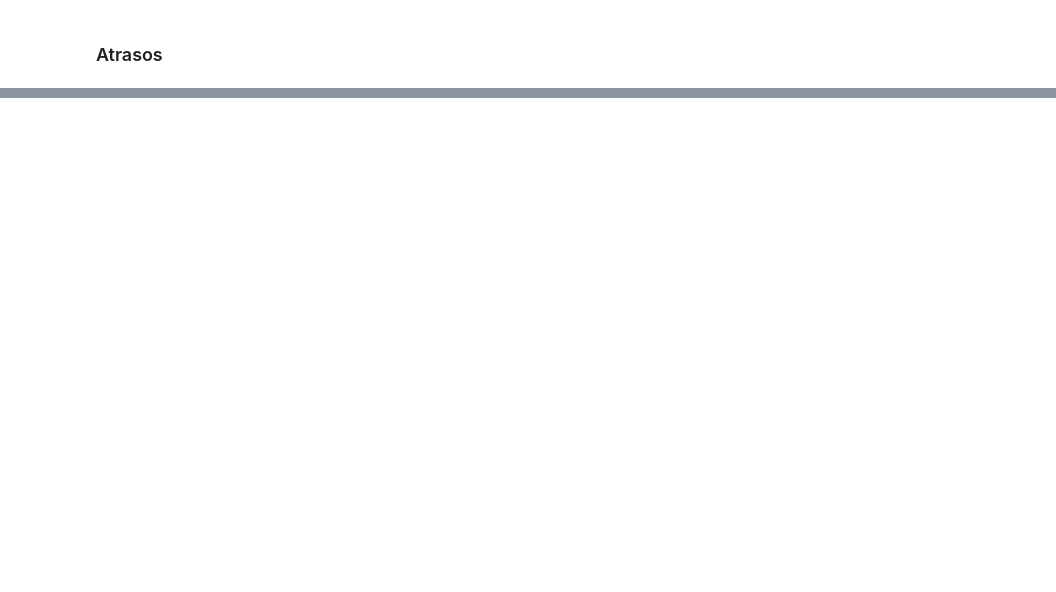
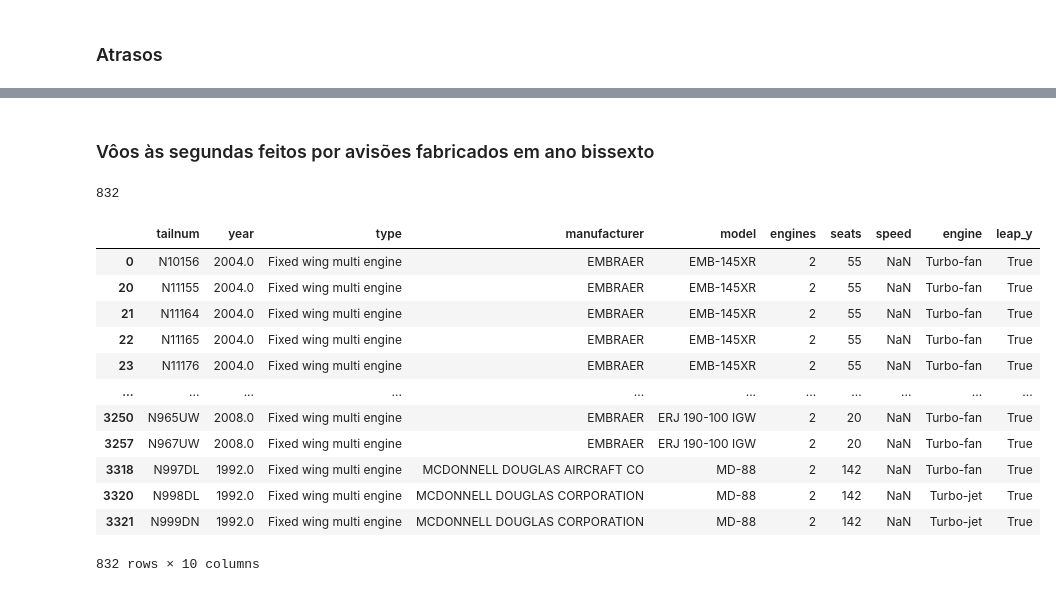
Before and after one commit to mechlerc/desafio-data, a Jupyter notebook: notebooks/desafio_02.ipynb, the cells around one changed output, grey strips where cells are left out. Cells and saved outputs as stored; diff of their text form; code cells hidden in the pictures; blank space fills up the shorter version.

```diff
--- a/notebooks/desafio_02.ipynb
+++ b/notebooks/desafio_02.ipynb
@@ -125,0 +161,53 @@ weather
+# %% [markdown]
+### Vôos às segundas feitos por avisões fabricados em ano bissexto
+# %%
+def voos_segunda (df1,df2):
+    """
+    Retorna um dataframe de vôos realizados em segundas-feiras por aviões fabricados em ano bissexto.
+    """
+
+
+    # criando cópias dos DFs
+    df_flights = df1.copy(deep=True)
+    df_planes = df2.copy(deep=True)
+
+    # formatando datas
+    df_flights['data'] = pd.to_datetime(df_flights[['day','month']].assign(Year=2013))
+
+    # adicionando coluna de dia da semana
+    df_flights['semana'] = df_flights['data'].dt.day_name()
+
+    # filtrando o DF para retornar vôos realizados em uma segunda
+    df_seg = df_flights.loc[df_flights['semana'] == "Monday"]
+
+    # filtrando o DF para retornar aviões fabricados em anos bissextos
+    df_planes['leap_y'] = pd.to_datetime(df_planes['year'],format="%Y").dt.is_leap_year
+    df_leap_y = df_planes.loc[df_planes['leap_y'] == True]
+
+    # cruzando os DFs
+    df_leap_y_seg = df_leap_y[df_leap_y['tailnum'].isin(df_seg['tailnum'])]
+
+    return df_leap_y_seg
+# %%
+# quantitativo de vôos
+quant_voos = len(voos_segunda(flights,planes))
+quant_voos
+# %% [output]
+832
+# %%
+df_voos_leap = voos_segunda(flights,planes)
+df_voos_leap
+# %% [output]
+|  | tailnum | year | type | manufacturer | model | engines | seats | speed | engine | leap_y |
+| 0 | N10156 | 2004.0 | Fixed wing multi engine | EMBRAER | EMB-145XR | 2 | 55 | NaN | Turbo-fan | True |
+| 20 | N11155 | 2004.0 | Fixed wing multi engine | EMBRAER | EMB-145XR | 2 | 55 | NaN | Turbo-fan | True |
+| 21 | N11164 | 2004.0 | Fixed wing multi engine | EMBRAER | EMB-145XR | 2 | 55 | NaN | Turbo-fan | True |
+| 22 | N11165 | 2004.0 | Fixed wing multi engine | EMBRAER | EMB-145XR | 2 | 55 | NaN | Turbo-fan | True |
+| 23 | N11176 | 2004.0 | Fixed wing multi engine | EMBRAER | EMB-145XR | 2 | 55 | NaN | Turbo-fan | True |
+| ... | ... | ... | ... | ... | ... | ... | ... | ... | ... | ... |
+| 3250 | N965UW | 2008.0 | Fixed wing multi engine | EMBRAER | ERJ 190-100 IGW | 2 | 20 | NaN | Turbo-fan | True |
+| 3257 | N967UW | 2008.0 | Fixed wing multi engine | EMBRAER | ERJ 190-100 IGW | 2 | 20 | NaN | Turbo-fan | True |
+| 3318 | N997DL | 1992.0 | Fixed wing multi engine | MCDONNELL DOUGLAS AIRCRAFT CO | MD-88 | 2 | 142 | NaN | Turbo-fan | True |
+| 3320 | N998DL | 1992.0 | Fixed wing multi engine | MCDONNELL DOUGLAS CORPORATION | MD-88 | 2 | 142 | NaN | Turbo-jet | True |
+| 3321 | N999DN | 1992.0 | Fixed wing multi engine | MCDONNELL DOUGLAS CORPORATION | MD-88 | 2 | 142 | NaN | Turbo-jet | True |
+832 rows × 10 columns
```
Also changed, not shown: parts of 39 cells of this notebook.
